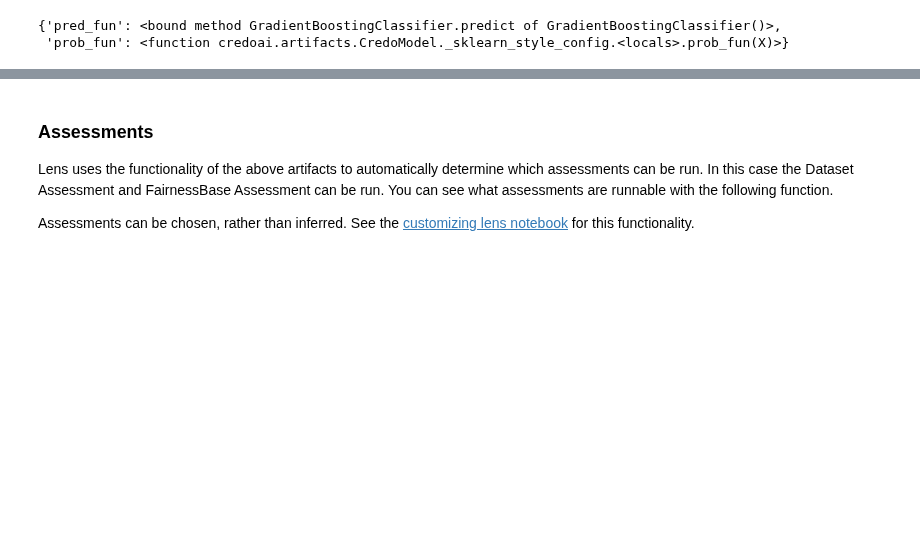
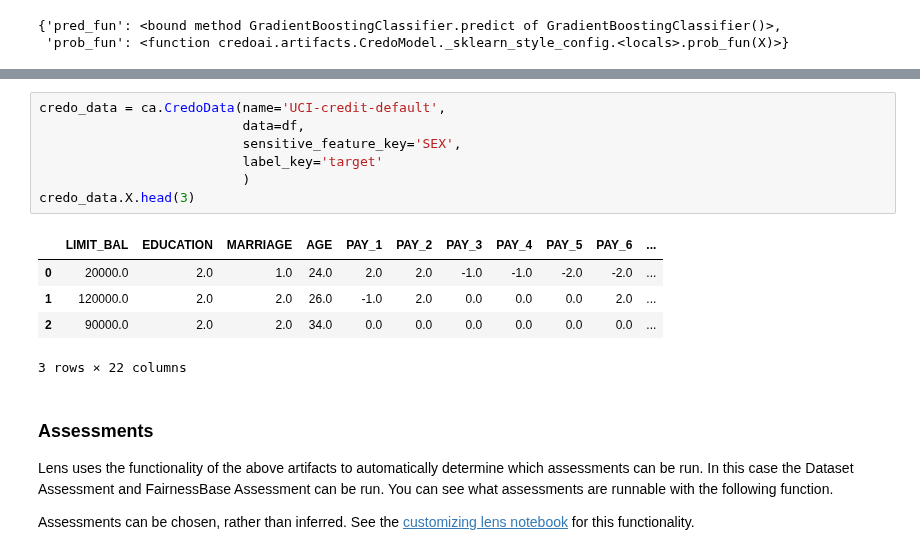
Before and after one commit to credo-ai/credoai_lens, a Jupyter notebook: docs/notebooks/quickstart.ipynb, the cells around one changed output, grey strips where cells are left out. Cells and saved outputs as stored; diff of their text form; blank space fills up the shorter version.

```diff
--- a/docs/notebooks/quickstart.ipynb
+++ b/docs/notebooks/quickstart.ipynb
@@ -235,3 +230,16 @@ INFO:absl:Running assessment-PerformanceBase
+# %%
+credo_data = ca.CredoData(name='UCI-credit-default',
+                          data=df,
+                          sensitive_feature_key='SEX',
+                          label_key='target'
+                          )
+credo_data.X.head(3)
+# %% [output]
+|  | LIMIT_BAL | EDUCATION | MARRIAGE | AGE | PAY_1 | PAY_2 | PAY_3 | PAY_4 | PAY_5 | PAY_6 | ... |
+| 0 | 20000.0 | 2.0 | 1.0 | 24.0 | 2.0 | 2.0 | -1.0 | -1.0 | -2.0 | -2.0 | ... |
+| 1 | 120000.0 | 2.0 | 2.0 | 26.0 | -1.0 | 2.0 | 0.0 | 0.0 | 0.0 | 2.0 | ... |
+| 2 | 90000.0 | 2.0 | 2.0 | 34.0 | 0.0 | 0.0 | 0.0 | 0.0 | 0.0 | 0.0 | ... |
+3 rows × 22 columns
 # %% [markdown]
 ### Assessments
 
```
Also changed, not shown: parts of 16 cells of this notebook, 6 other files.
